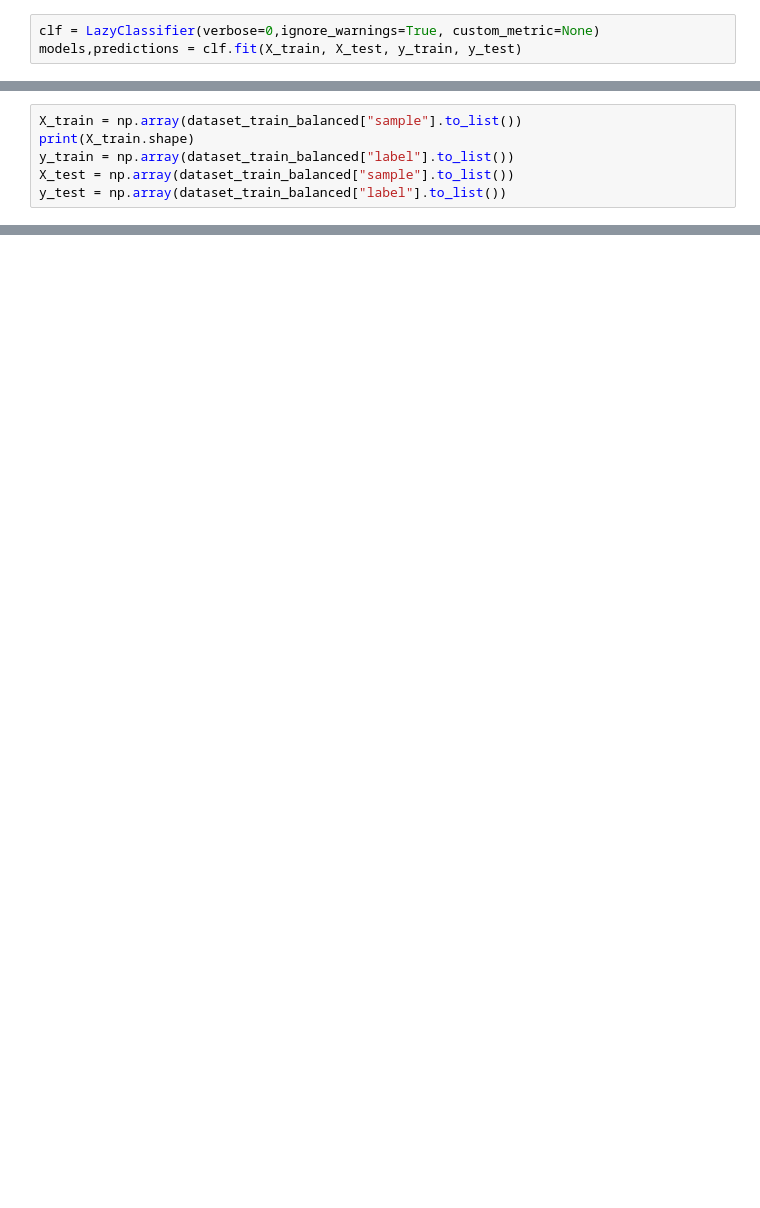
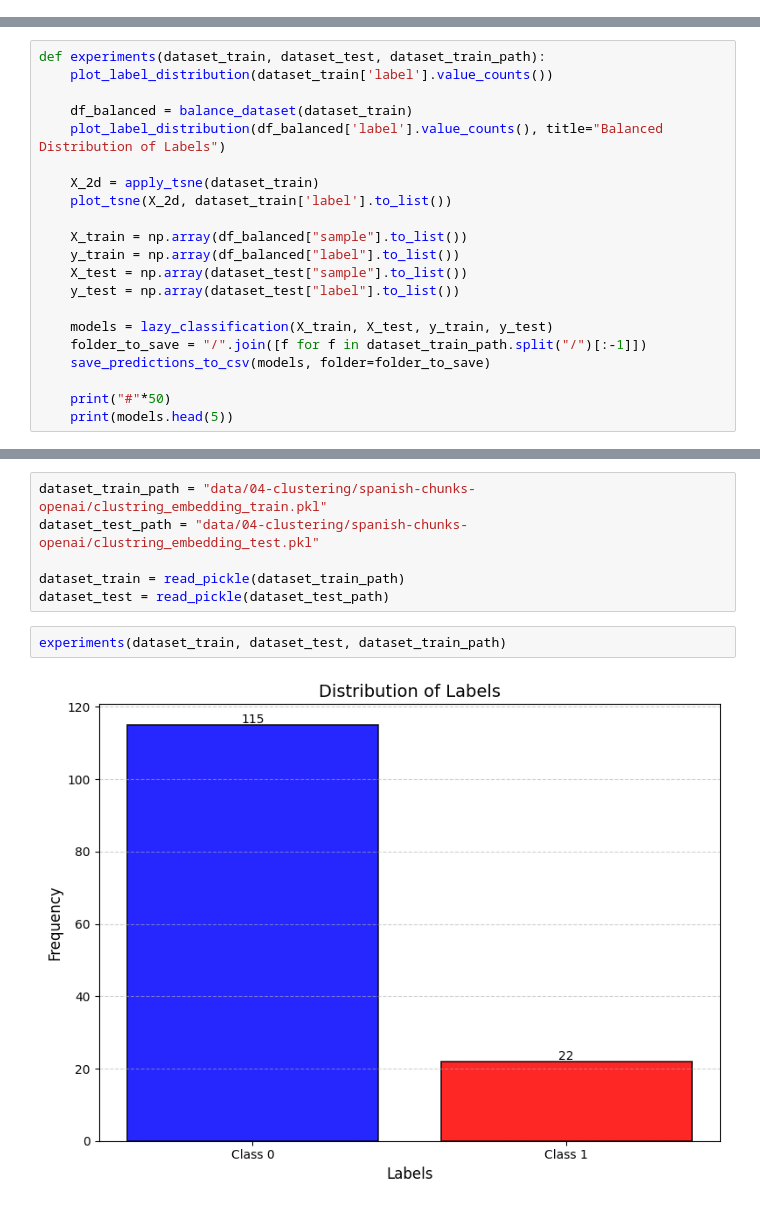
Before and after one commit to miguel-kjh/summarization-multilingual, a Jupyter notebook: clf_cluster.ipynb, the cells around one changed output, grey strips where cells are left out. Drawn from its saved outputs; the diff is of its cells as text; blank space fills up the shorter version.

```diff
--- a/clf_cluster.ipynb
+++ b/clf_cluster.ipynb
@@ -105,3 +0,0 @@ y_test = np.array(dataset_train_balanced["label"].to_list())
-# %%
-clf = LazyClassifier(verbose=0,ignore_warnings=True, custom_metric=None)
-models,predictions = clf.fit(X_train, X_test, y_train, y_test)
@@ -168,6 +0,0 @@ LGBMClassifier                    0.28
-# %%
-X_train = np.array(dataset_train_balanced["sample"].to_list())
-print(X_train.shape)
-y_train = np.array(dataset_train_balanced["label"].to_list())
-X_test = np.array(dataset_train_balanced["sample"].to_list())
-y_test = np.array(dataset_train_balanced["label"].to_list())
@@ -241,0 +113,21 @@ RandomForestClassifier(bootstrap=False, min_samples_leaf=4, n_estimators=200,
+# %%
+def experiments(dataset_train, dataset_test, dataset_train_path):
+    plot_label_distribution(dataset_train['label'].value_counts())
+
+    df_balanced = balance_dataset(dataset_train)
+    plot_label_distribution(df_balanced['label'].value_counts(), title="Balanced Distribution of Labels")
+
+    X_2d = apply_tsne(dataset_train)
+    plot_tsne(X_2d, dataset_train['label'].to_list())
+
+    X_train = np.array(df_balanced["sample"].to_list())
+    y_train = np.array(df_balanced["label"].to_list())
+    X_test = np.array(dataset_test["sample"].to_list())
+    y_test = np.array(dataset_test["label"].to_list())
+
+    models = lazy_classification(X_train, X_test, y_train, y_test)
+    folder_to_save = "/".join([f for f in dataset_train_path.split("/")[:-1]])
+    save_predictions_to_csv(models, folder=folder_to_save)
+
+    print("#"*50)
+    print(models.head(5))
@@ -241,0 +140,10 @@ RandomForestClassifier(bootstrap=False, min_samples_leaf=4, n_estimators=200,
+# %%
+dataset_train_path = "data/04-clustering/spanish-chunks-openai/clustring_embedding_train.pkl"
+dataset_test_path = "data/04-clustering/spanish-chunks-openai/clustring_embedding_test.pkl"
+
+dataset_train = read_pickle(dataset_train_path)
+dataset_test = read_pickle(dataset_test_path)
+# %%
+experiments(dataset_train, dataset_test, dataset_train_path)
+# %% [output]
+[figure, added]
```
Also changed, not shown: parts of 39 cells of this notebook.
